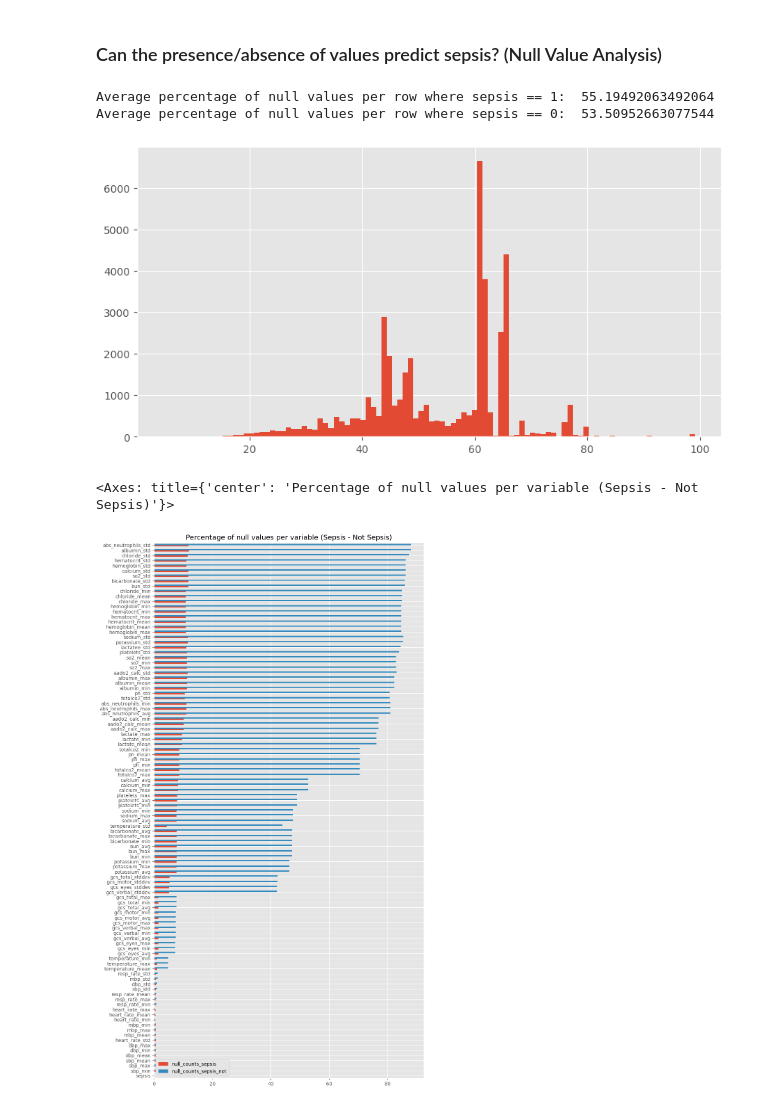
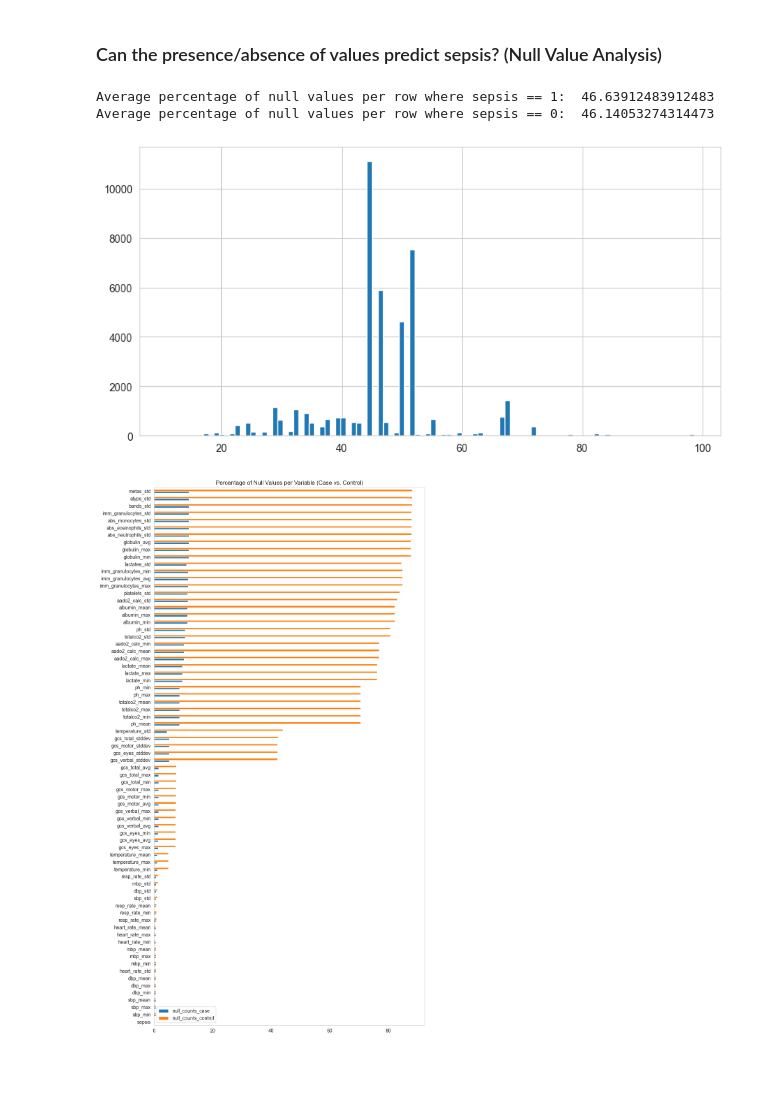
Before and after one commit to cdboer/kp-medizinische-informatik-ss23, a Jupyter notebook: ml/ml.ipynb, the cells around one changed output. Drawn from its saved outputs; the diff is of its cells as text; code cells hidden in the pictures; blank space fills up the shorter version.

```diff
--- a/ml/ml.ipynb
+++ b/ml/ml.ipynb
@@ -54,8 +54,8 @@ from matplotlib.gridspec import GridSpec
 # tqdm for progress bars
 from tqdm import tqdm
 
-# default styling for plots
-plt.style.use("ggplot")  # gnuplot style
+# default styling for plot
+sns.set_style("whitegrid", {"axes.grid": False})
 rcParams["figure.figsize"] = 12, 6  # figure size
 from matplotlib.colors import ListedColormap
 
@@ -460,7 +388,7 @@ print(df_scores)
 # %% [markdown]
 ### Can the presence/absence of values predict sepsis? (Null Value Analysis)
 # %%
-variables = sql_to_df("./sql/variables_filtered.sql", {"window_size_h": WINDOW_SIZE_H, "window_stop_size_h": WINDOW_STOP_SIZE_H})
+variables = sql_to_df("./sql/variables_correlation.sql", {"window_size_h": WINDOW_SIZE_H, "window_stop_size_h": WINDOW_STOP_SIZE_H})
 
 # Remove duplicate columns
 variables = variables.loc[:, ~variables.columns.duplicated()]
@@ -495,38 +423,37 @@ if "null_counts" in variables.columns:
 
 # Coarse grained view is inconclusive, let's look at a finer grained view...
 # %% [output]
-Average percentage of null values per row where sepsis == 1:  55.19492063492064
-Average percentage of null values per row where sepsis == 0:  53.50952663077544
+Average percentage of null values per row where sepsis == 1:  46.63912483912483
+Average percentage of null values per row where sepsis == 0:  46.14053274314473
-[figure, old version]
+[figure, new version]
 # %%
 # What about the distribution of null values per column, i.e. the distribution of null values for each variable?
 # Maybe the average number of null values per row is roughly the same, but the distribution of null values per column could be different.
 # This could mean that the model would still be able to learn a shortcut, e.g. "if variable x is null, then sepsis == 1".
 
 # Count number of null values per column, i.e. per variable
 null_counts_sepsis = variables[variables["sepsis"] == 1].isnull().sum(axis=0).to_frame(name="null_counts")
 null_counts_sepsis_not = variables[variables["sepsis"] == 0].isnull().sum(axis=0).to_frame(name="null_counts")
 
 # Divide by number of rows to get percentage of null values per column, i.e. per variable
 # (We use the number of overall rows to obtain the percentage of null values per column, not the number of rows where sepsis == 1 or sepsis == 0)
 null_counts_sepsis = (null_counts_sepsis / variables.shape[0]) * 100
 null_counts_sepsis_not = (null_counts_sepsis_not / variables.shape[0]) * 100
 
 # Join null_counts_sepsis and null_counts_sepsis_not to plot them in one plot
-null_counts_sepsis = null_counts_sepsis.join(null_counts_sepsis_not, lsuffix="_sepsis", rsuffix="_sepsis_not")
+null_counts_sepsis = null_counts_sepsis.join(null_counts_sepsis_not, lsuffix="_case", rsuffix="_control")
 
 # Plot bar chart of null values per column, sort by difference in null values
-null_counts_sepsis["diff"] = abs(null_counts_sepsis["null_counts_sepsis"] - null_counts_sepsis["null_counts_sepsis_not"])
+null_counts_sepsis["diff"] = abs(null_counts_sepsis["null_counts_case"] - null_counts_sepsis["null_counts_control"])
 
 # Do not display difference in bar chart, but sort by difference
-null_counts_sepsis.sort_values(by="diff", ascending=True).drop("diff", axis=1).plot.barh(figsize=(10, 20), title="Percentage of null values per variable (Sepsis - Not Sepsis)")
+null_counts_sepsis.sort_values(by="diff", ascending=True).drop("diff", axis=1).plot.barh(figsize=(10, 20), title="Percentage of Null Values per Variable (Case vs. Control)")
 
 # Indeed, there are some variables where the difference in null values is quite large.
 # For example, patients that develop a sepsis have a lot more null values for the variable "abs_neutrophils_avg" than patients that do not develop a sepsis.
 # Let's try to calculate the correlation between the presence of a variable and the sepsis target.
 # %% [output]
-<Axes: title={'center': 'Percentage of null values per variable (Sepsis - Not Sepsis)'}>
-[figure, old version]
+[figure, new version]
 # %%
 # To plot the correlation matrix, we need to replace the null values with some other value to encode the absence of a variable.
 # Likewise, we need to replace all values != 0 with some other value to encode the presence of a variable.
```
Also changed, not shown: parts of 33 cells of this notebook, 10 other files.
